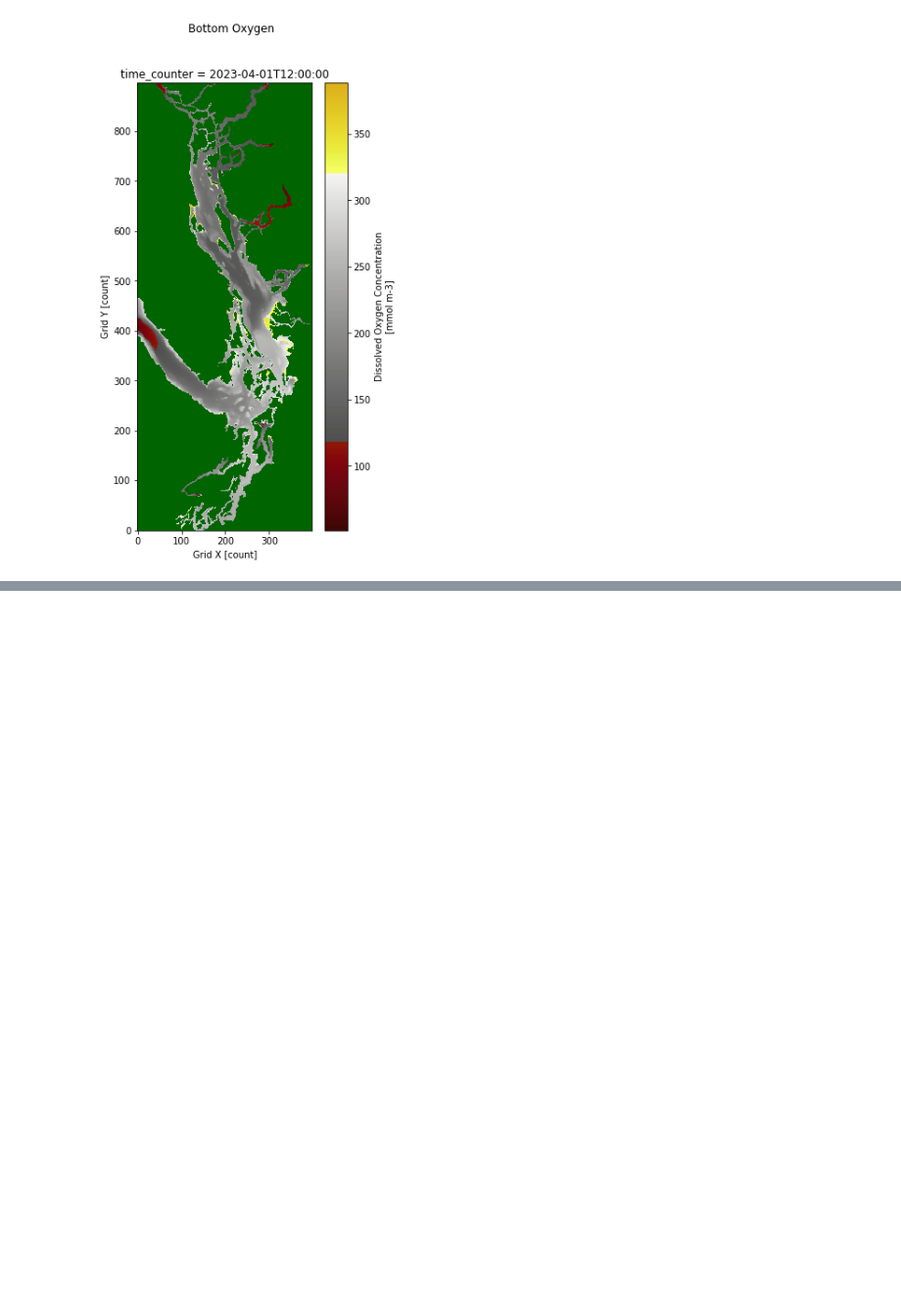
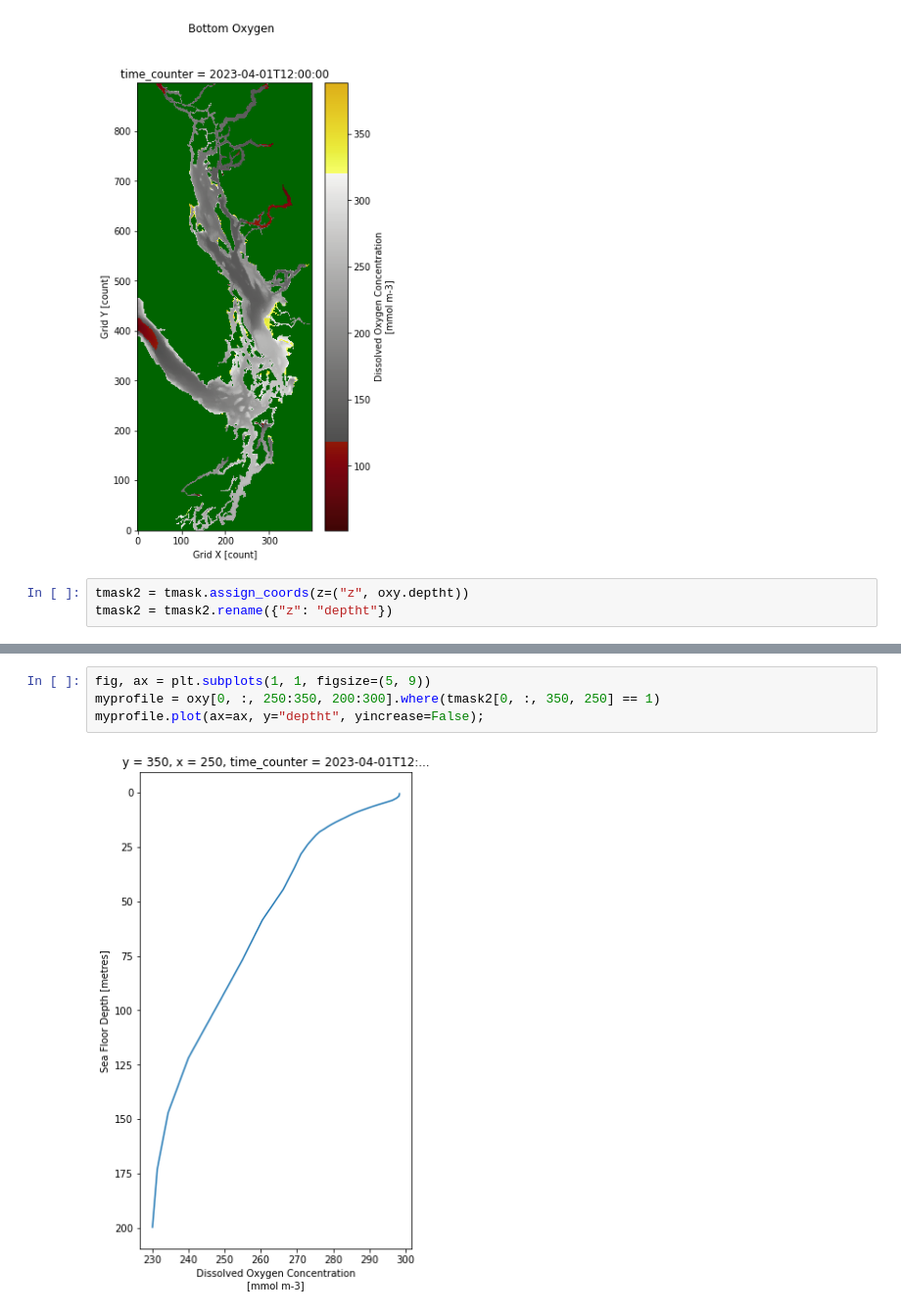
Before and after one commit to SalishSeaCast/analysis-susan, a Jupyter notebook: notebooks/Tall/Plotting_Oxygen.ipynb, the cells around one changed output, grey strips where cells are left out. Shown at 98% size. Saved outputs shown, nothing was run; the diff lists cells and outputs as text; blank space fills up the shorter version.

Commit message:
Add time series plot

```diff
--- a/notebooks/Tall/Plotting_Oxygen.ipynb
+++ b/notebooks/Tall/Plotting_Oxygen.ipynb
@@ -35,3 +35,6 @@ viz_tools.set_aspect(ax);
 fig.suptitle('Bottom Oxygen');
 # %% [output]
 [figure]
+# %%
+tmask2 = tmask.assign_coords(z=("z", oxy.deptht))
+tmask2 = tmask2.rename({"z": "deptht"})
@@ -37,0 +62,6 @@ fig.suptitle('Bottom Oxygen');
+# %%
+fig, ax = plt.subplots(1, 1, figsize=(5, 9))
+myprofile = oxy[0, :, 250:350, 200:300].where(tmask2[0, :, 350, 250] == 1)
+myprofile.plot(ax=ax, y="deptht", yincrease=False);
+# %% [output]
+[figure, added]
```
Also changed, not shown: parts of 7 cells of this notebook.
